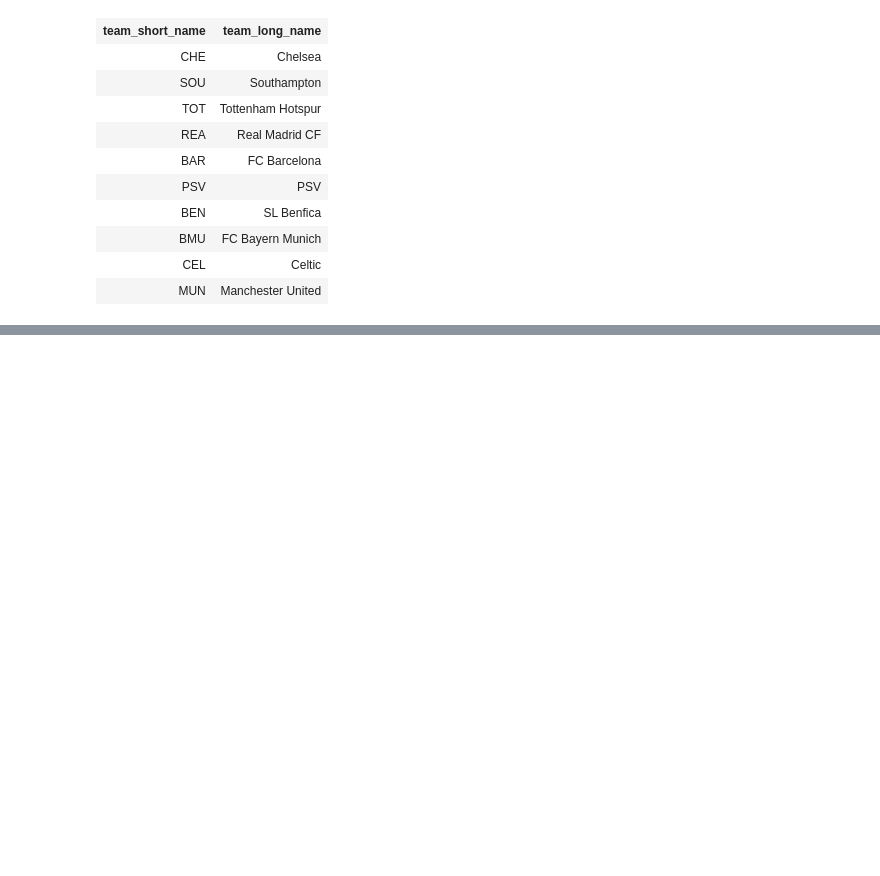
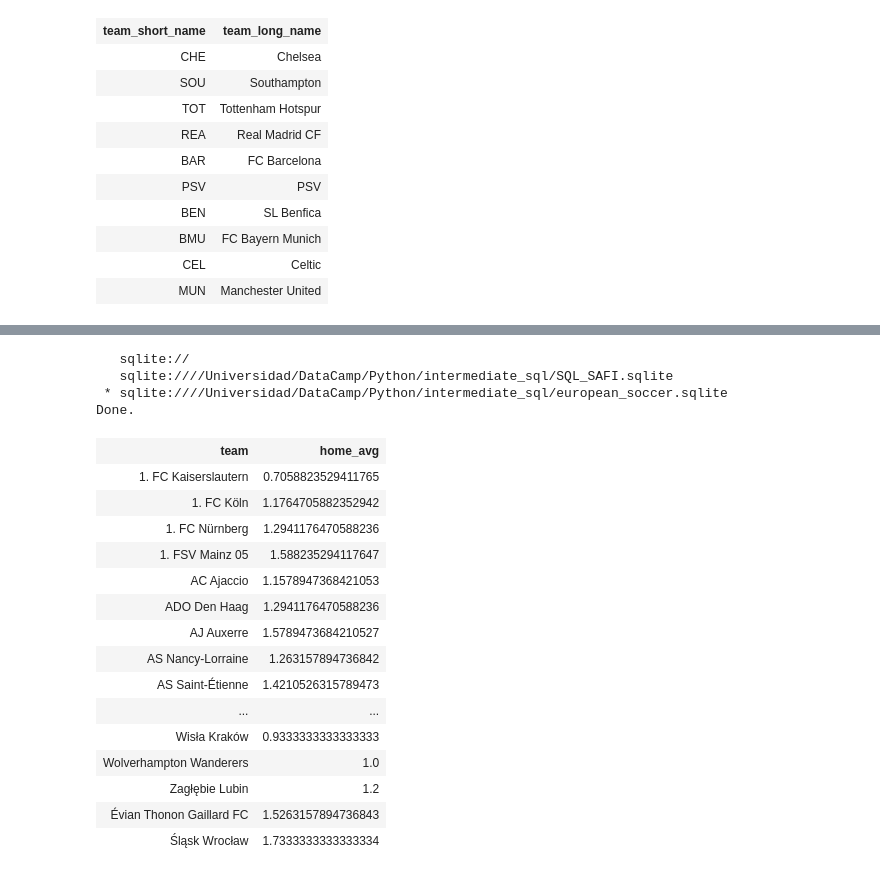
Before and after one commit to adinamarca/notebooks, a Jupyter notebook: SQL/intermediate_sql/notebook.ipynb, the cells around one changed output, grey strips where cells are left out. Saved outputs shown, nothing was run; the diff lists cells and outputs as text; code cells hidden in the pictures; blank space fills up the shorter version.

```diff
--- a/SQL/intermediate_sql/notebook.ipynb
+++ b/SQL/intermediate_sql/notebook.ipynb
@@ -1628,0 +1682,29 @@ Done.
+# %%
+%sql SELECT t.team_long_name AS team, \
+AVG(m.home_team_goal) AS home_avg \
+FROM match AS m \
+LEFT JOIN team AS t \
+ON m.home_team_api_id = t.team_api_id \
+WHERE season = '2011/2012' \
+GROUP BY team
+# %% [output]
+   sqlite://
+   sqlite:////Universidad/DataCamp/Python/intermediate_sql/SQL_SAFI.sqlite
+ * sqlite:////Universidad/DataCamp/Python/intermediate_sql/european_soccer.sqlite
+Done.
+| team | home_avg |
+| 1. FC Kaiserslautern | 0.7058823529411765 |
+| 1. FC Köln | 1.1764705882352942 |
+| 1. FC Nürnberg | 1.2941176470588236 |
+| 1. FSV Mainz 05 | 1.588235294117647 |
+| AC Ajaccio | 1.1578947368421053 |
+| ADO Den Haag | 1.2941176470588236 |
+| AJ Auxerre | 1.5789473684210527 |
+| AS Nancy-Lorraine | 1.263157894736842 |
+| AS Saint-Étienne | 1.4210526315789473 |
+| ... | ... |
+| Wisła Kraków | 0.9333333333333333 |
+| Wolverhampton Wanderers | 1.0 |
+| Zagłębie Lubin | 1.2 |
+| Évian Thonon Gaillard FC | 1.5263157894736843 |
+| Śląsk Wrocław | 1.7333333333333334 |
```
Also changed, not shown: parts of 9 cells of this notebook.
